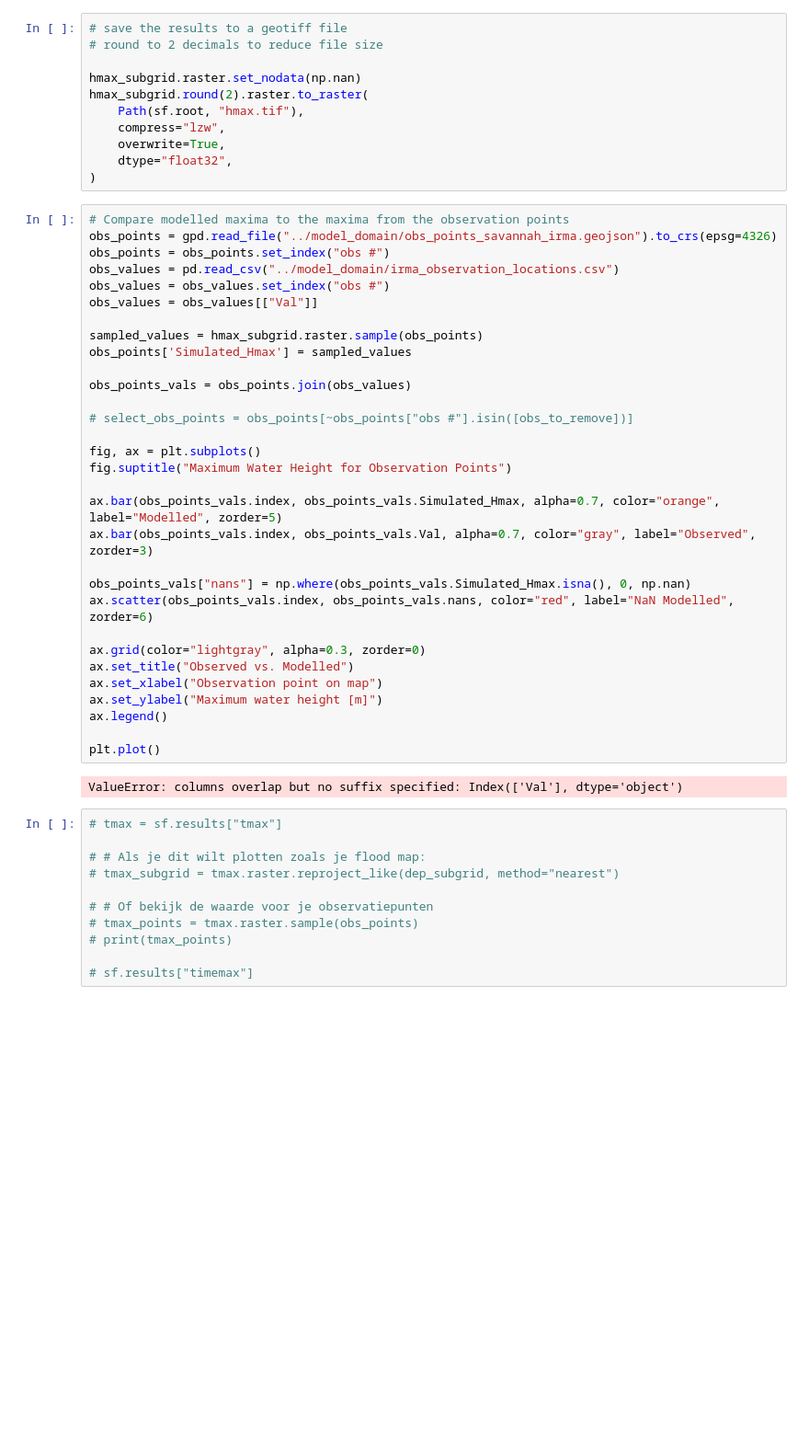
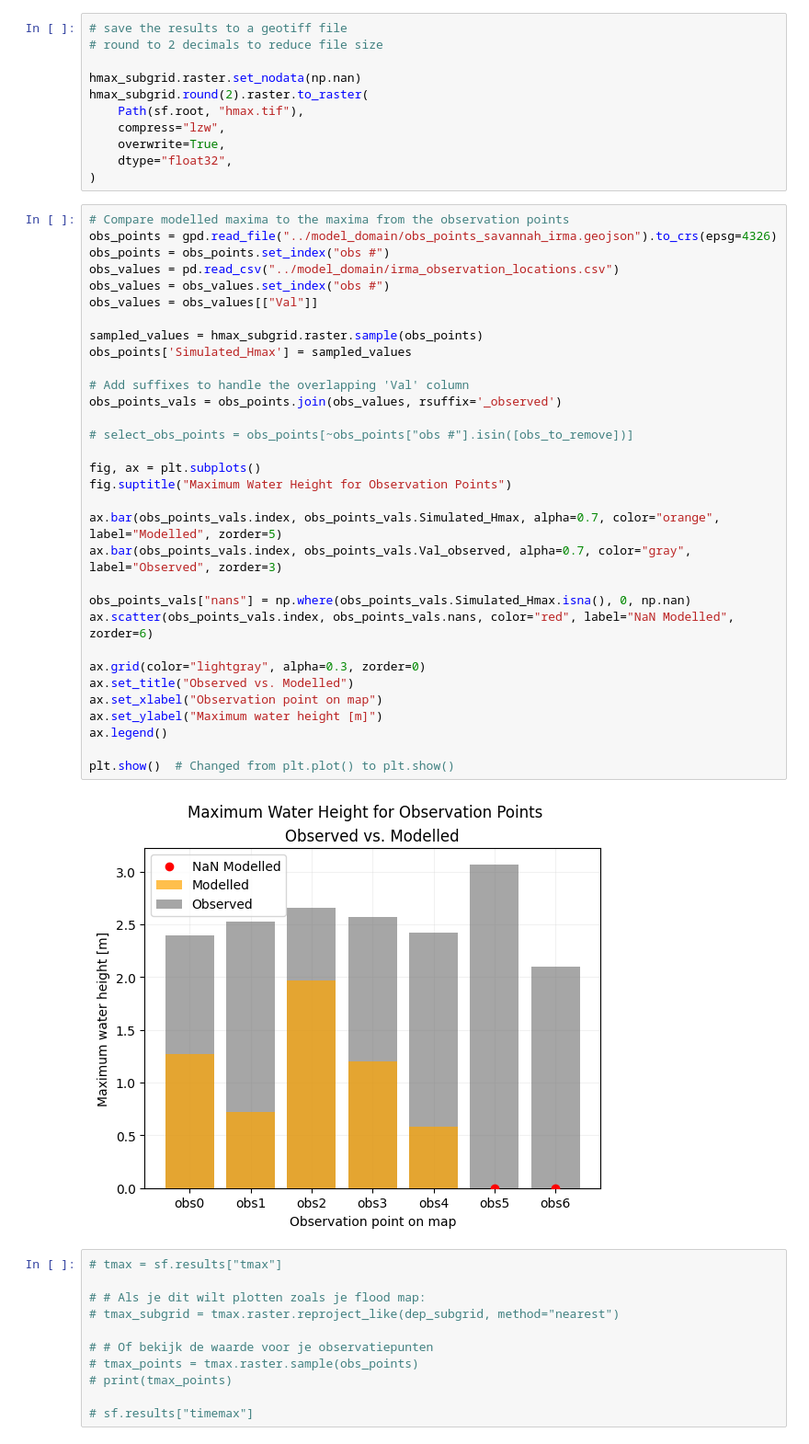
Before and after one commit to sd-59/Assignment_2_Coastal_flood_hazard_assessment-, a Jupyter notebook: notebooks/01_SFINCS_model_setup.ipynb, the cells around one changed output. Shown at 92% size. Drawn from its saved outputs; the diff is of its cells as text; blank space fills up the shorter version.

Commit message:
modelled vs observed results

```diff
--- a/notebooks/01_SFINCS_model_setup.ipynb
+++ b/notebooks/01_SFINCS_model_setup.ipynb
@@ -744,36 +744,37 @@ hmax_subgrid.round(2).raster.to_raster(
 # %%
 # Compare modelled maxima to the maxima from the observation points
 obs_points = gpd.read_file("../model_domain/obs_points_savannah_irma.geojson").to_crs(epsg=4326)
 obs_points = obs_points.set_index("obs #")
 obs_values = pd.read_csv("../model_domain/irma_observation_locations.csv")
 obs_values = obs_values.set_index("obs #")
 obs_values = obs_values[["Val"]]
 
 sampled_values = hmax_subgrid.raster.sample(obs_points)
 obs_points['Simulated_Hmax'] = sampled_values
 
-obs_points_vals = obs_points.join(obs_values)
+# Add suffixes to handle the overlapping 'Val' column
+obs_points_vals = obs_points.join(obs_values, rsuffix='_observed')
 
 # select_obs_points = obs_points[~obs_points["obs #"].isin([obs_to_remove])]
 
 fig, ax = plt.subplots()
 fig.suptitle("Maximum Water Height for Observation Points")
 
 ax.bar(obs_points_vals.index, obs_points_vals.Simulated_Hmax, alpha=0.7, color="orange", label="Modelled", zorder=5)
-ax.bar(obs_points_vals.index, obs_points_vals.Val, alpha=0.7, color="gray", label="Observed", zorder=3)
+ax.bar(obs_points_vals.index, obs_points_vals.Val_observed, alpha=0.7, color="gray", label="Observed", zorder=3)
 
 obs_points_vals["nans"] = np.where(obs_points_vals.Simulated_Hmax.isna(), 0, np.nan)
 ax.scatter(obs_points_vals.index, obs_points_vals.nans, color="red", label="NaN Modelled", zorder=6)
 
 ax.grid(color="lightgray", alpha=0.3, zorder=0)
 ax.set_title("Observed vs. Modelled")
 ax.set_xlabel("Observation point on map")
 ax.set_ylabel("Maximum water height [m]")
 ax.legend()
 
-plt.plot()
+plt.show()  # Changed from plt.plot() to plt.show()
 # %% [output]
-ValueError: columns overlap but no suffix specified: Index(['Val'], dtype='object')
+[figure, added]
 # %%
 # tmax = sf.results["tmax"]
 
```
Also changed, not shown: parts of 10 cells of this notebook, 1 other file.
